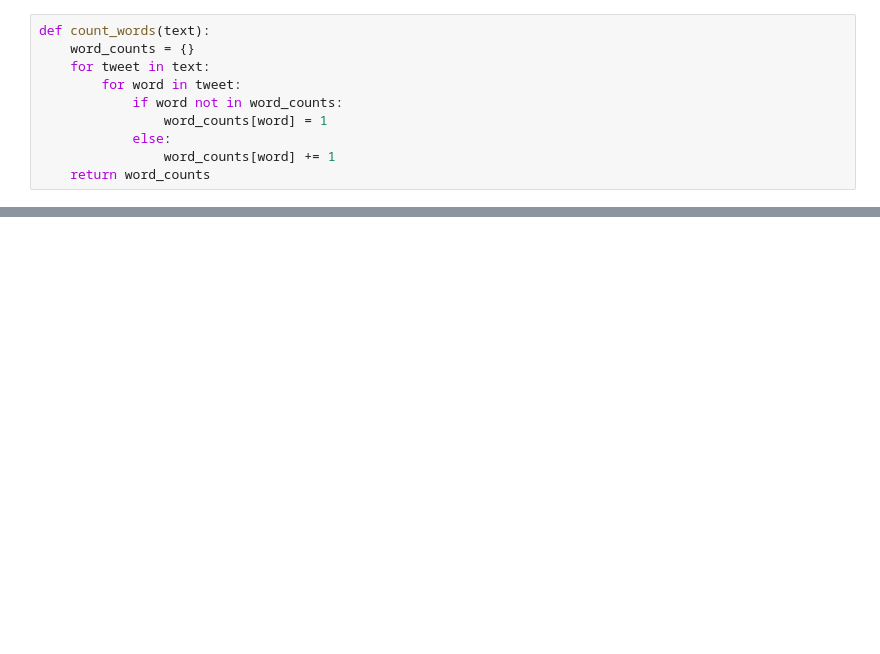
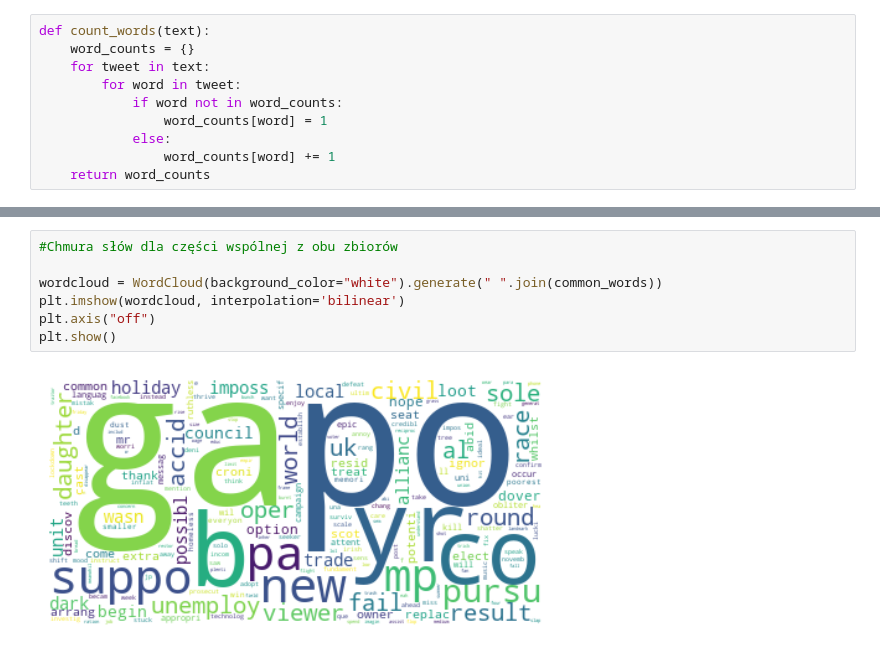
Before and after one commit to lukaszlewickii/Wordcloud-project, a Jupyter notebook: Project.ipynb, the cells around one changed output, grey strips where cells are left out. Drawn from its saved outputs; the diff is of its cells as text; blank space fills up the shorter version.

```diff
--- a/Project.ipynb
+++ b/Project.ipynb
@@ -264,0 +215,9 @@ generate_wordcloud(' '.join(common_words))
+# %%
+#Chmura słów dla części wspólnej z obu zbiorów
+
+wordcloud = WordCloud(background_color="white").generate(" ".join(common_words))
+plt.imshow(wordcloud, interpolation='bilinear')
+plt.axis("off")
+plt.show()
+# %% [output]
+[figure, added]
```
Also changed, not shown: parts of 13 cells of this notebook.
